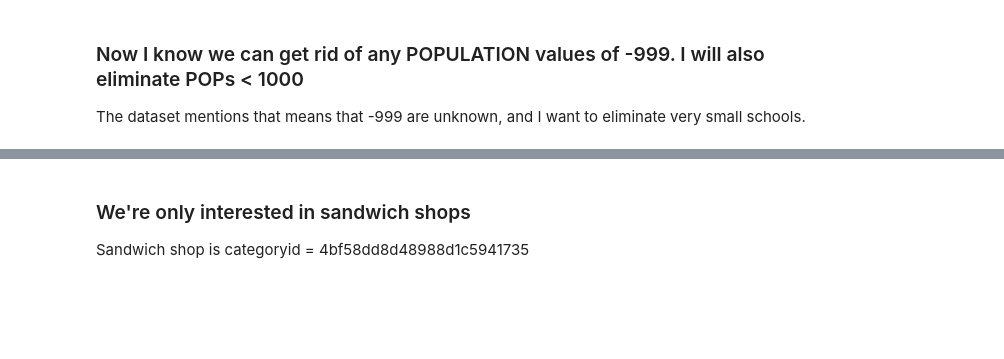
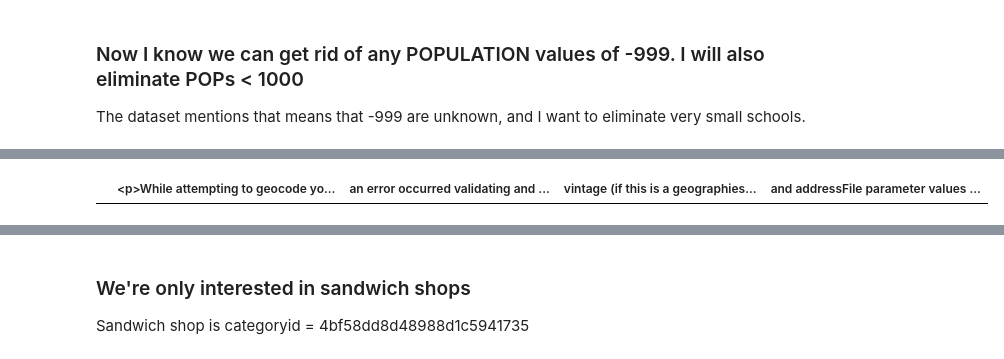
Before and after one commit to doofusdavid/coursera-applied-data-capstone, a Jupyter notebook: Capstone Project Notebook.ipynb, the cells around one changed output, grey strips where cells are left out. Drawn from its saved outputs; the diff is of its cells as text; code cells hidden in the pictures; blank space fills up the shorter version.

```diff
--- a/Capstone Project Notebook.ipynb
+++ b/Capstone Project Notebook.ipynb
@@ -84,3 +94,8 @@ df.shape
+# %%
+geo = pd.read_csv("geocodeduniversities.csv")
+geo.head()
+# %% [output]
+|  | <p>While attempting to geocode yo... | an error occurred validating and ... | vintage (if this is a geographies... | and addressFile parameter values ... |
 # %%
 df
 # %% [output]
```
Also changed, not shown: parts of 14 cells of this notebook.
